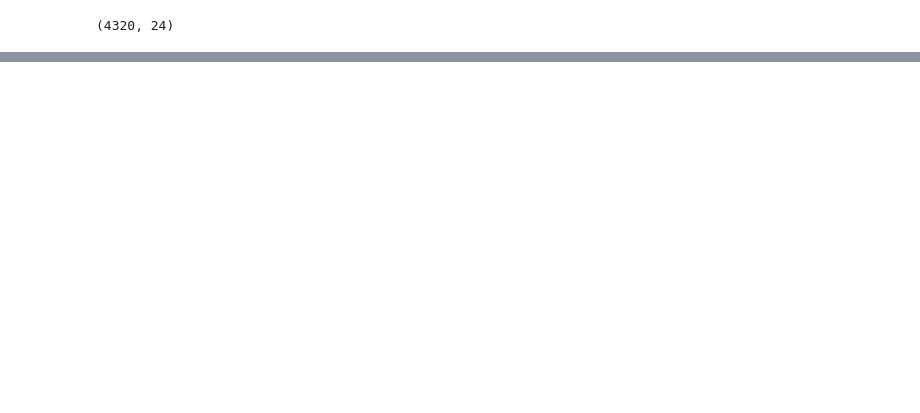
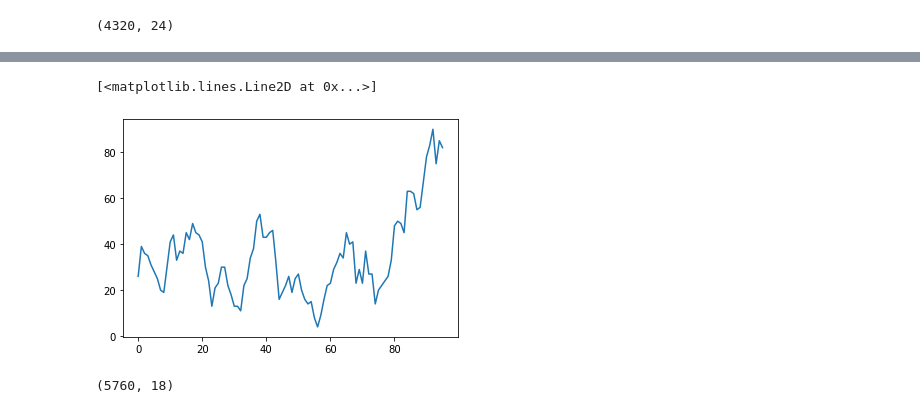
Before and after one commit to y8gao/ML_Study, a Jupyter notebook: HW1/hw1.ipynb, the cells around one changed output, grey strips where cells are left out. Saved outputs shown, nothing was run; the diff lists cells and outputs as text; code cells hidden in the pictures; blank space fills up the shorter version.

```diff
--- a/HW1/hw1.ipynb
+++ b/HW1/hw1.ipynb
@@ -90,0 +137,6 @@ plt.show()
+# %%
+temp = new_df['PM2.5'].astype('float')
+plt.plot([x for x in range(96)], temp[:96])
+# %% [output]
+[<matplotlib.lines.Line2D at 0x...>]
+[figure, added]
@@ -90,0 +190,4 @@ plt.show()
+# %%
+new_df.shape
+# %% [output]
+(5760, 18)
```
Also changed, not shown: parts of 45 cells of this notebook.
